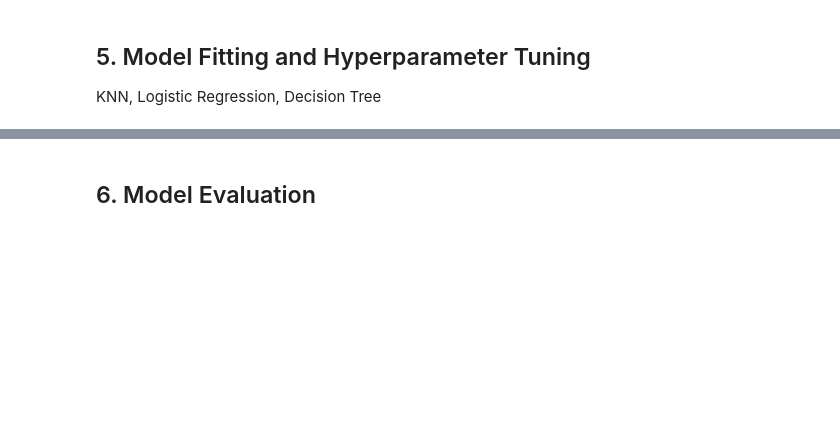
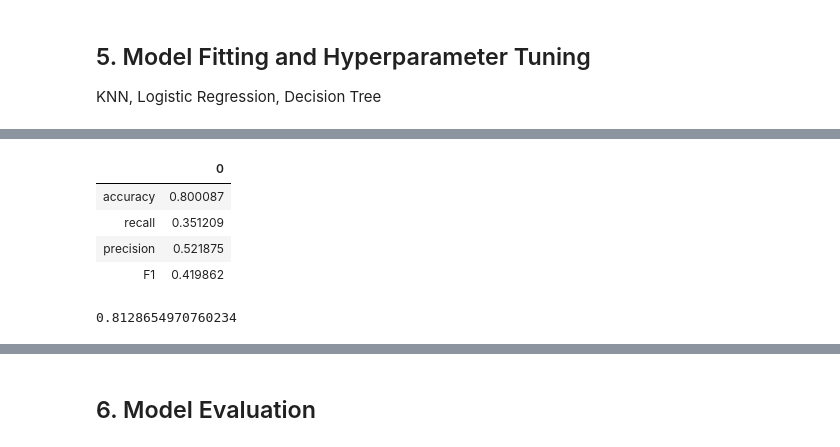
Before and after one commit to CaryMosley/Mod3Bakeoff, a Jupyter notebook: BakeCombined.ipynb, the cells around one changed output, grey strips where cells are left out. Drawn from its saved outputs; the diff is of its cells as text; code cells hidden in the pictures; blank space fills up the shorter version.

```diff
--- a/BakeCombined.ipynb
+++ b/BakeCombined.ipynb
@@ -906,0 +942,20 @@ KNN, Logistic Regression, Decision Tree
+# %%
+THRESHOLD = 0.5
+preds_knn = np.where(knn.predict_proba(X_test)[:,1] > THRESHOLD, 1, 0)
+
+pd.DataFrame(data=[metrics.accuracy_score(y_test, preds_knn), metrics.recall_score(y_test, preds_knn),
+                   metrics.precision_score(y_test, preds_knn), metrics.f1_score(y_test, preds_knn)],
+             index=["accuracy", "recall", "precision", "F1"])
+# %% [output]
+|  | 0 |
+| accuracy | 0.800087 |
+| recall | 0.351209 |
+| precision | 0.521875 |
+| F1 | 0.419862 |
+# %%
+rf = RandomForestClassifier(random_state = 13)
+rf.fit(X_train, y_train)
+y_pred_class_rf = rf.predict(X_test)
+print(metrics.accuracy_score(y_test, y_pred_class_rf))
+# %% [output]
+0.8128654970760234
```
Also changed, not shown: parts of 30 cells of this notebook.
